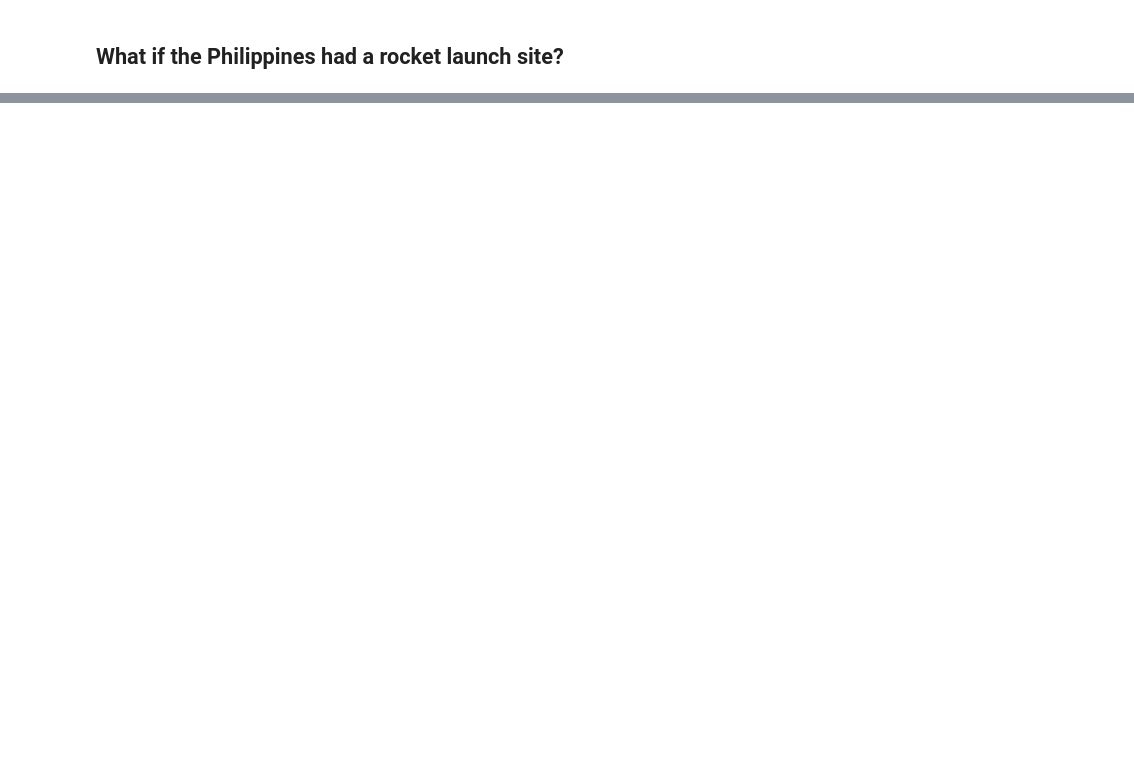
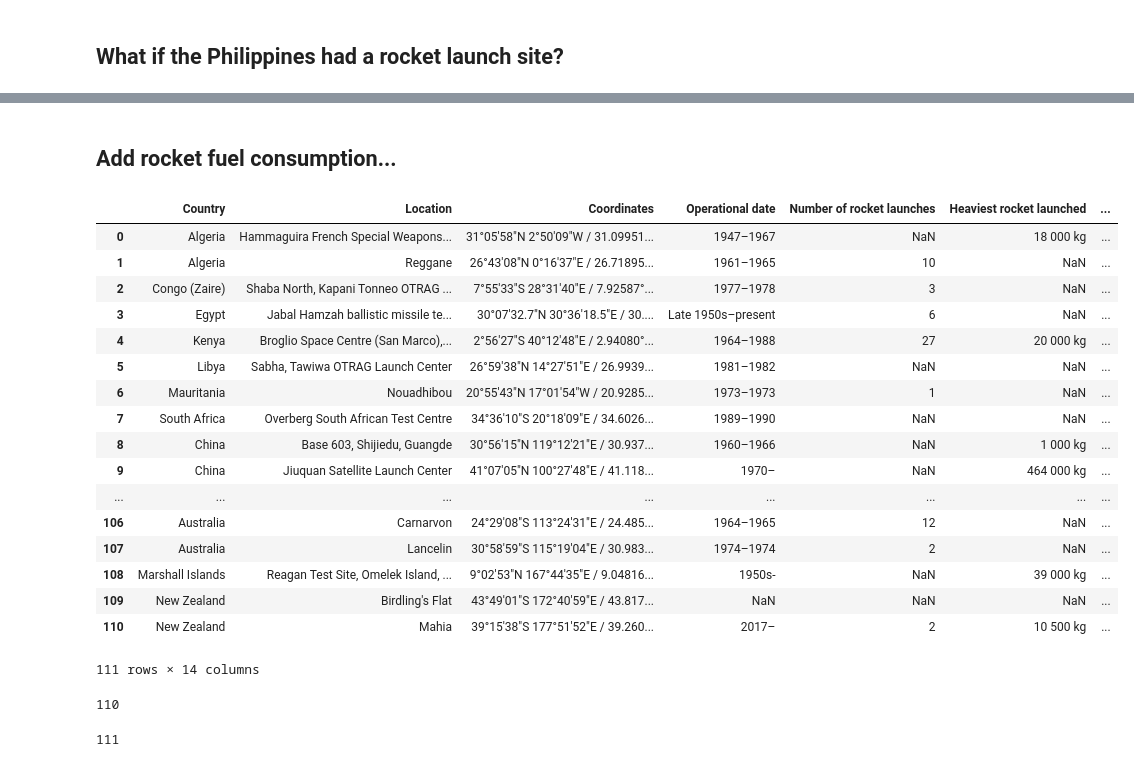
Before and after one commit to LanzLagman/Why-the-PHL-is-one-of-the-best-rocket-launch-sites-in-the-world, a Jupyter notebook: Why the PHL is one of the best rocket launch sites in the world.ipynb, the cells around one changed output, grey strips where cells are left out. Cells and saved outputs as stored; diff of their text form; code cells hidden in the pictures; blank space fills up the shorter version.

```diff
--- a/Why the PHL is one of the best rocket launch sites in the world.ipynb
+++ b/Why the PHL is one of the best rocket launch sites in the world.ipynb
@@ -220,0 +285,2 @@ World[World['Country']=='Japan']
+# %% [markdown]
+## Add rocket fuel consumption...
@@ -220,0 +296,31 @@ World[World['Country']=='Japan']
+# %%
+World_w_Phl['Fuel_Consumed'] = fuel(World_w_Phl['Latitude'])
+# %%
+World_w_Phl
+# %% [output]
+|  | Country | Location | Coordinates | Operational date | Number of rocket launches | Heaviest rocket launched | ... |
+| 0 | Algeria | Hammaguira French Special Weapons... | 31°05′58″N 2°50′09″W﻿ / ﻿31.09951... | 1947–1967 | NaN | 18 000 kg | ... |
+| 1 | Algeria | Reggane | 26°43′08″N 0°16′37″E﻿ / ﻿26.71895... | 1961–1965 | 10 | NaN | ... |
+| 2 | Congo (Zaire) | Shaba North, Kapani Tonneo OTRAG ... | 7°55′33″S 28°31′40″E﻿ / ﻿7.92587°... | 1977–1978 | 3 | NaN | ... |
+| 3 | Egypt | Jabal Hamzah ballistic missile te... | 30°07′32.7″N 30°36′18.5″E﻿ / ﻿30.... | Late 1950s–present | 6 | NaN | ... |
+| 4 | Kenya | Broglio Space Centre (San Marco),... | 2°56′27″S 40°12′48″E﻿ / ﻿2.94080°... | 1964–1988 | 27 | 20 000 kg | ... |
+| 5 | Libya | Sabha, Tawiwa OTRAG Launch Center | 26°59′38″N 14°27′51″E﻿ / ﻿26.9939... | 1981–1982 | NaN | NaN | ... |
+| 6 | Mauritania | Nouadhibou | 20°55′43″N 17°01′54″W﻿ / ﻿20.9285... | 1973–1973 | 1 | NaN | ... |
+| 7 | South Africa | Overberg South African Test Centre | 34°36′10″S 20°18′09″E﻿ / ﻿34.6026... | 1989–1990 | NaN | NaN | ... |
+| 8 | China | Base 603, Shijiedu, Guangde | 30°56′15″N 119°12′21″E﻿ / ﻿30.937... | 1960–1966 | NaN | 1 000 kg | ... |
+| 9 | China | Jiuquan Satellite Launch Center | 41°07′05″N 100°27′48″E﻿ / ﻿41.118... | 1970– | NaN | 464 000 kg | ... |
+| ... | ... | ... | ... | ... | ... | ... | ... |
+| 106 | Australia | Carnarvon | 24°29′08″S 113°24′31″E﻿ / ﻿24.485... | 1964–1965 | 12 | NaN | ... |
+| 107 | Australia | Lancelin | 30°58′59″S 115°19′04″E﻿ / ﻿30.983... | 1974–1974 | 2 | NaN | ... |
+| 108 | Marshall Islands | Reagan Test Site, Omelek Island, ... | 9°02′53″N 167°44′35″E﻿ / ﻿9.04816... | 1950s- | NaN | 39 000 kg | ... |
+| 109 | New Zealand | Birdling's Flat | 43°49′01″S 172°40′59″E﻿ / ﻿43.817... | NaN | NaN | NaN | ... |
+| 110 | New Zealand | Mahia | 39°15′38″S 177°51′52″E﻿ / ﻿39.260... | 2017– | 2 | 10 500 kg | ... |
+111 rows × 14 columns
+# %%
+len(World)
+# %% [output]
+110
+# %%
+len(World_w_Phl)
+# %% [output]
+111
```
Also changed, not shown: parts of 10 cells of this notebook.
